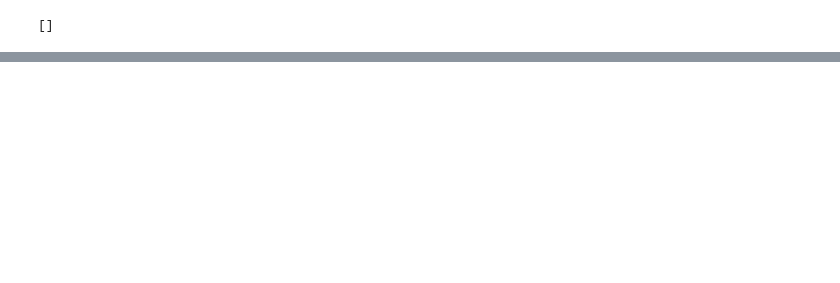
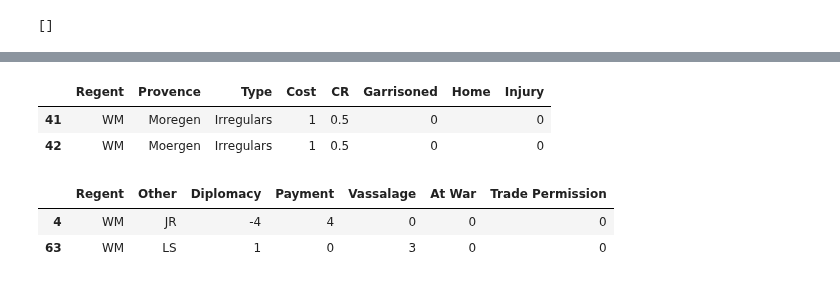
Before and after one commit to NeverForged/Regency, a Jupyter notebook: Code Testing.ipynb, the cells around one changed output, grey strips where cells are left out. Saved outputs shown, nothing was run; the diff lists cells and outputs as text; code cells hidden in the pictures; blank space fills up the shorter version.

```diff
--- a/Code Testing.ipynb
+++ b/Code Testing.ipynb
@@ -112,0 +91,11 @@ Game.errors
+# %%
+Regent = 'WM'
+
+valid = pd.concat([self.Relationships[self.Relationships['Regent'] == Regent], self.Relationships[self.Relationships['Other']==Regent]], sort=False)
+valid = pd.concat([valid[valid['Vassalage']>0], valid[valid['At War']>0], valid[valid['Diplomacy']>2]])
+valid['War'] = 1*(valid['At War'] > 0)
+valid_ = valid.copy()
+valid_['Regent'] = valid['Other']
+valid = pd.concat([valid[['Regent', 'War']], valid_[['Regent', 'War']]]).groupby('Regent').max().reset_index()
+
+valid
@@ -112,0 +122,13 @@ Game.errors
+# %%
+temp = self.Troops[self.Troops['Regent']==Regent]
+temp
+# %% [output]
+|  | Regent | Provence | Type | Cost | CR | Garrisoned | Home | Injury |
+| 41 | WM | Moregen | Irregulars | 1 | 0.5 | 0 |  | 0 |
+| 42 | WM | Moergen | Irregulars | 1 | 0.5 | 0 |  | 0 |
+# %%
+self.Relationships[self.Relationships['Regent'] == 'WM']
+# %% [output]
+|  | Regent | Other | Diplomacy | Payment | Vassalage | At War | Trade Permission |
+| 4 | WM | JR | -4 | 4 | 0 | 0 | 0 |
+| 63 | WM | LS | 1 | 0 | 3 | 0 | 0 |
```
Also changed, not shown: parts of 14 cells of this notebook, 4 other files.
